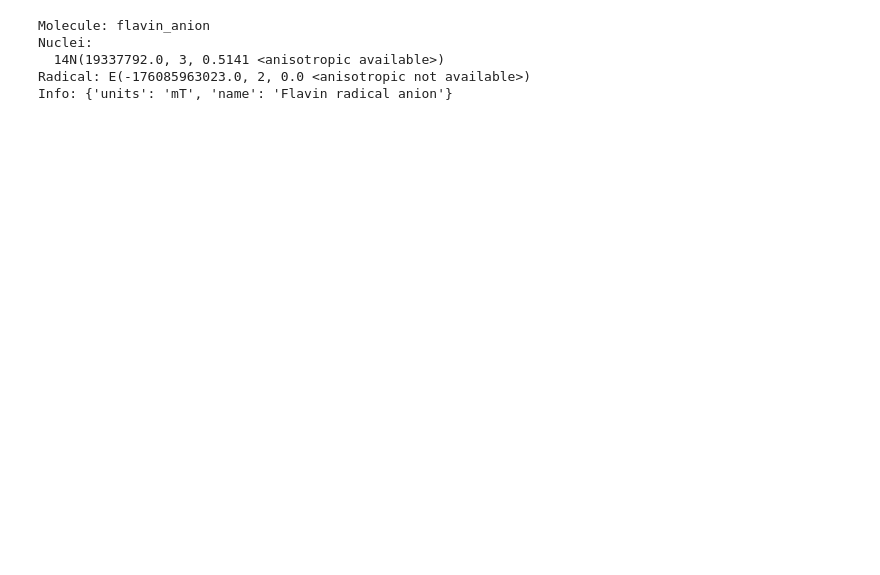
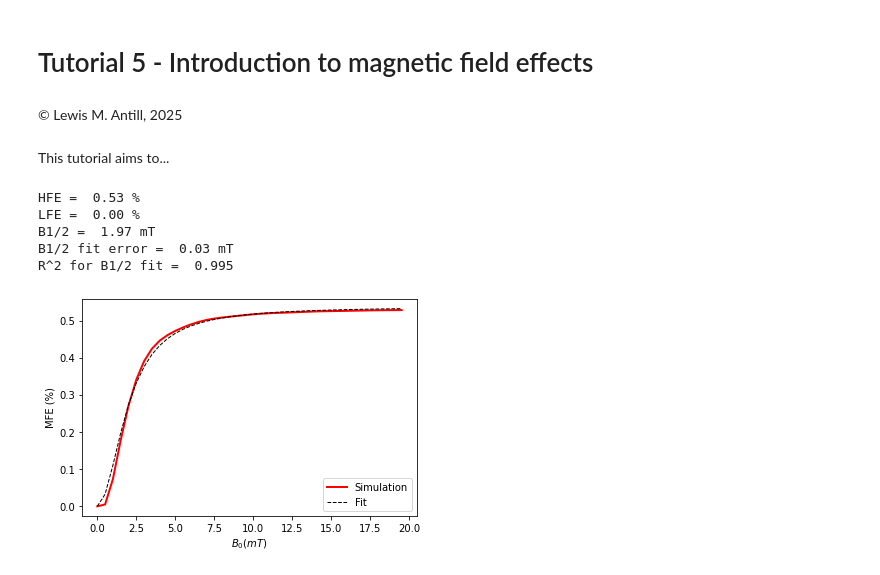
Before and after one commit to Spin-Chemistry-Labs/radicalpy, a Jupyter notebook: examples/tutorials/05_introduction_to_magnetic_field_effects.ipynb, the cells around one changed output. Drawn from its saved outputs; the diff is of its cells as text; code cells hidden in the pictures; blank space fills up the shorter version.

```diff
--- a/examples/tutorials/05_introduction_to_magnetic_field_effects.ipynb
+++ b/examples/tutorials/05_introduction_to_magnetic_field_effects.ipynb
@@ -7,9 +3,6 @@ import radicalpy as rp
-# %%
-flavin = rp.simulation.Molecule.fromdb("flavin_anion", nuclei=["N5"])
-print(flavin)
-# %% [output]
-Molecule: flavin_anion
-Nuclei:
-  14N(19337792.0, 3, 0.5141 <anisotropic available>)
-Radical: E(-176085963023.0, 2, 0.0 <anisotropic not available>)
-Info: {'units': 'mT', 'name': 'Flavin radical anion'}
+# %% [markdown]
+# Tutorial 5 - Introduction to magnetic field effects
+# %% [markdown]
+&copy; Lewis M. Antill, 2025
+# %% [markdown]
+This tutorial aims to...
@@ -15,0 +17,60 @@ Info: {'units': 'mT', 'name': 'Flavin radical anion'}
+# %%
+Bmax=20
+dB=0.5
+tmax=10e-6
+dt=10e-9
+flavin = rp.simulation.Molecule.fromdb("flavin_anion", ["H25"])  # , "H27", "H29"])
+trp = rp.simulation.Molecule.fromdb("tryptophan_cation", ["H1"])  # , "Hbeta1"])
+sim = rp.simulation.LiouvilleSimulation([flavin, trp])
+time = np.arange(0, tmax, dt)
+Bs = np.arange(0, Bmax, dB)
+krec = 1.1e7
+kesc = 7e6
+kSTD = 1e8
+kr = 7e7
+
+results = mary(
+    sim,
+    init_state=State.TRIPLET,
+    obs_state=State.TRIPLET,
+    time=time,
+    B=Bs,
+    D=0,
+    J=0,
+    kinetics=[
+        rp.kinetics.Haberkorn(krec, State.SINGLET),
+        rp.kinetics.HaberkornFree(kesc),
+    ],
+    relaxations=[
+        relaxation.SingletTripletDephasing(kSTD),
+        relaxation.RandomFields(kr),
+    ],
+)
+MARY = results["MARY"]
+HFE = results["HFE"]
+LFE = results["LFE"]
+
+# np.save("./examples/data/fad_mary/results_5nuc_liouville_relaxation.npy", results)
+
+Bhalf, fit_result, fit_error, R2 = rp.utils.Bhalf_fit(Bs, MARY)
+
+plt.plot(Bs, MARY, color="red", linewidth=2)
+plt.plot(Bs, fit_result, "k--", linewidth=1, label="Lorentzian fit")
+
+plt.xlabel("$B_0 (mT)$")
+plt.ylabel("MFE (%)")
+plt.title("")
+plt.legend([r"Simulation", r"Fit"])
+
+print(f"HFE = {HFE: .2f} %")
+print(f"LFE = {LFE: .2f} %")
+print(f"B1/2 = {Bhalf: .2f} mT")
+print(f"B1/2 fit error = {fit_error[1]: .2f} mT")
+print(f"R^2 for B1/2 fit = {R2: .3f}")
+# %% [output]
+HFE =  0.53 %
+LFE =  0.00 %
+B1/2 =  1.97 mT
+B1/2 fit error =  0.03 mT
+R^2 for B1/2 fit =  0.995
+[figure, added]
```
Also changed, not shown: parts of 3 cells of this notebook, 3 other files.
